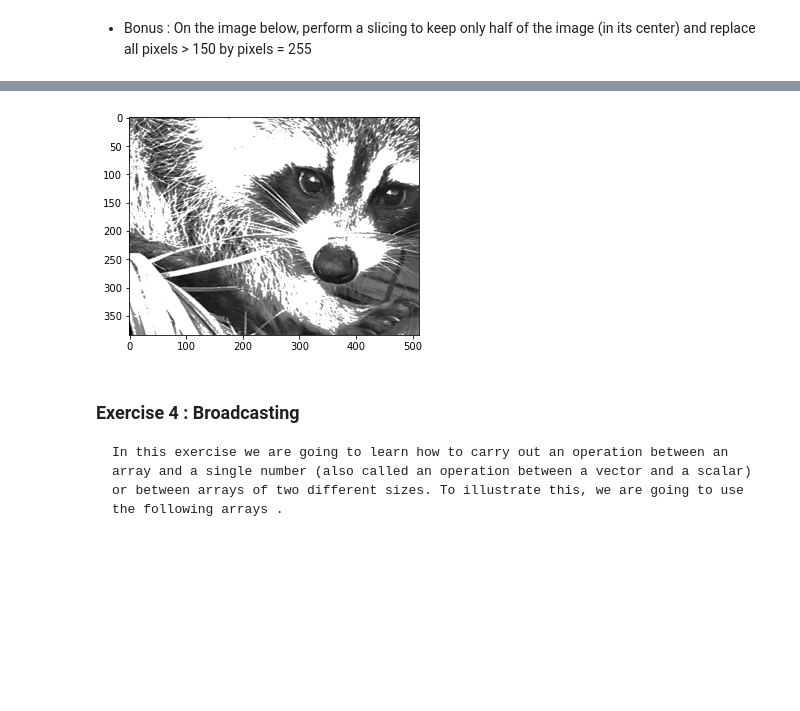
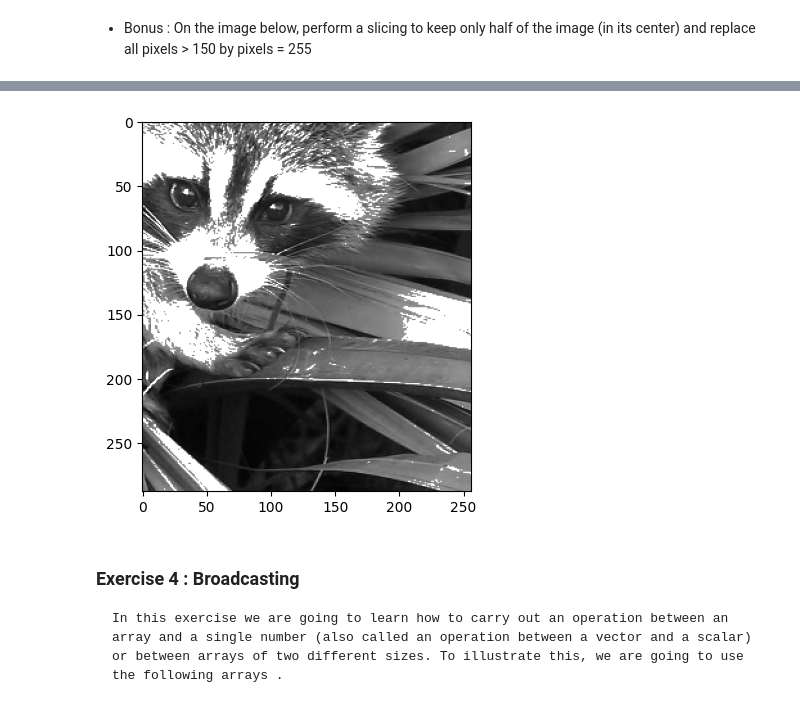
Before and after one commit to ZhangSanbaoo/School_Things, a Jupyter notebook: DMVLab1/End_Small_Exercices_ToDo.ipynb, the cells around one changed output, grey strips where cells are left out. Cells and saved outputs as stored; diff of their text form; code cells hidden in the pictures; blank space fills up the shorter version.

```diff
--- a/DMVLab1/End_Small_Exercices_ToDo.ipynb
+++ b/DMVLab1/End_Small_Exercices_ToDo.ipynb
@@ -175,13 +180,25 @@ face.shape
 (768, 1024)
 # %%
+# x, y = ...
+# zoom_face = ... # resize by dividing each dimension by 4 (integer division)
+# zoom_face[zoom_face>150] = ...# boolean indexing
+# plt.imshow(zoom_face, cmap=plt.cm.gray)
+# plt.show()
 
-x, y = ...
-zoom_face = ... # resize by dividing each dimension by 4 (integer division)
-zoom_face[zoom_face>150] = ...# boolean indexing
+x, y = face.shape
+zoom_face = face[::2, ::2]
+
+# Replace all pixels > 150 by pixels = 255 using boolean indexing
+zoom_face = zoom_face[x//8:x//2, y//4:3*y//4]
+zoom_face[zoom_face > 150] = 255
+
+
+
+# Display the final image
 plt.imshow(zoom_face, cmap=plt.cm.gray)
 plt.show()
 # %% [output]
-[figure, old version]
+[figure, new version]
 # %% [markdown]
 ### Exercise 4 : Broadcasting
 
```
Also changed, not shown: parts of 13 cells of this notebook, 2 other files.
